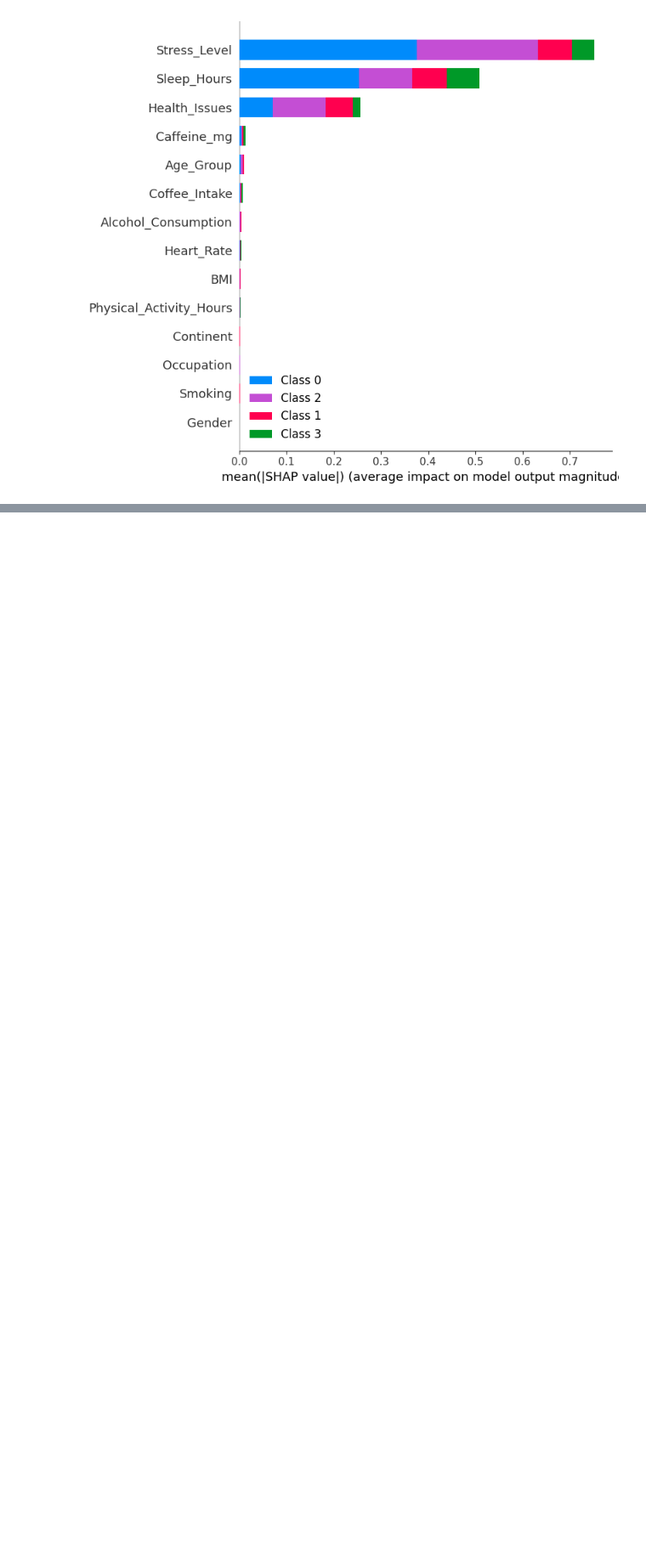
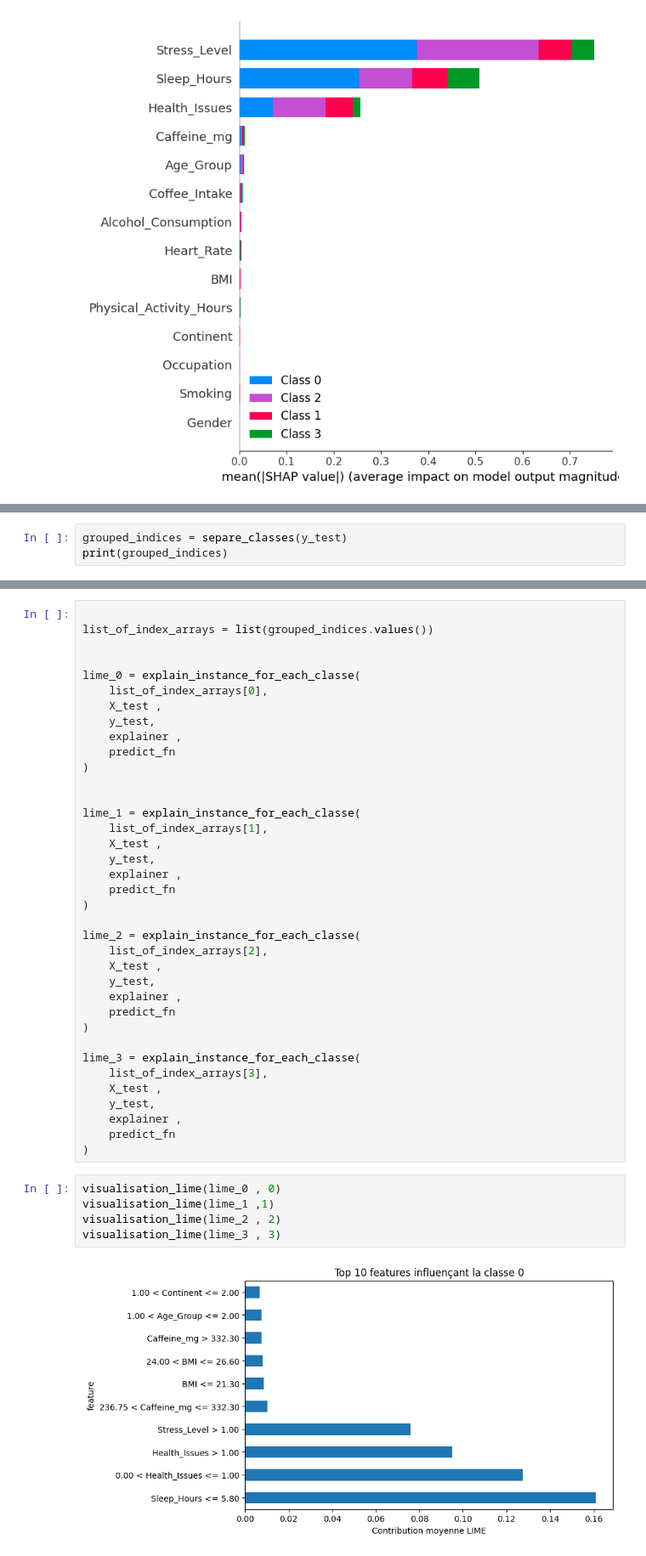
Before and after one commit to riada-zotiny/Processus_data, a Jupyter notebook: notebooks/03_explainability.ipynb, the cells around one changed output, grey strips where cells are left out. Shown at 85% size. Saved outputs shown, nothing was run; the diff lists cells and outputs as text; blank space fills up the shorter version.

Commit message:
Lime done

```diff
--- a/notebooks/03_explainability.ipynb
+++ b/notebooks/03_explainability.ipynb
@@ -111,0 +132,3 @@ for i in range(4):
+# %%
+grouped_indices = separe_classes(y_test)
+print(grouped_indices)
@@ -111,0 +153,44 @@ for i in range(4):
+# %%
+
+list_of_index_arrays = list(grouped_indices.values())
+
+
+lime_0 = explain_instance_for_each_classe(
+    list_of_index_arrays[0],
+    X_test ,
+    y_test,
+    explainer ,
+    predict_fn
+)
+
+
+lime_1 = explain_instance_for_each_classe(
+    list_of_index_arrays[1],
+    X_test ,
+    y_test,
+    explainer ,
+    predict_fn
+)
+
+lime_2 = explain_instance_for_each_classe(
+    list_of_index_arrays[2],
+    X_test ,
+    y_test,
+    explainer ,
+    predict_fn
+)
+
+lime_3 = explain_instance_for_each_classe(
+    list_of_index_arrays[3],
+    X_test ,
+    y_test,
+    explainer ,
+    predict_fn
+)
+# %%
+visualisation_lime(lime_0 , 0)
+visualisation_lime(lime_1 ,1)
+visualisation_lime(lime_2 , 2)
+visualisation_lime(lime_3 , 3)
+# %% [output]
+[figure, added]
```
Also changed, not shown: parts of 7 cells of this notebook, 1 other file.
